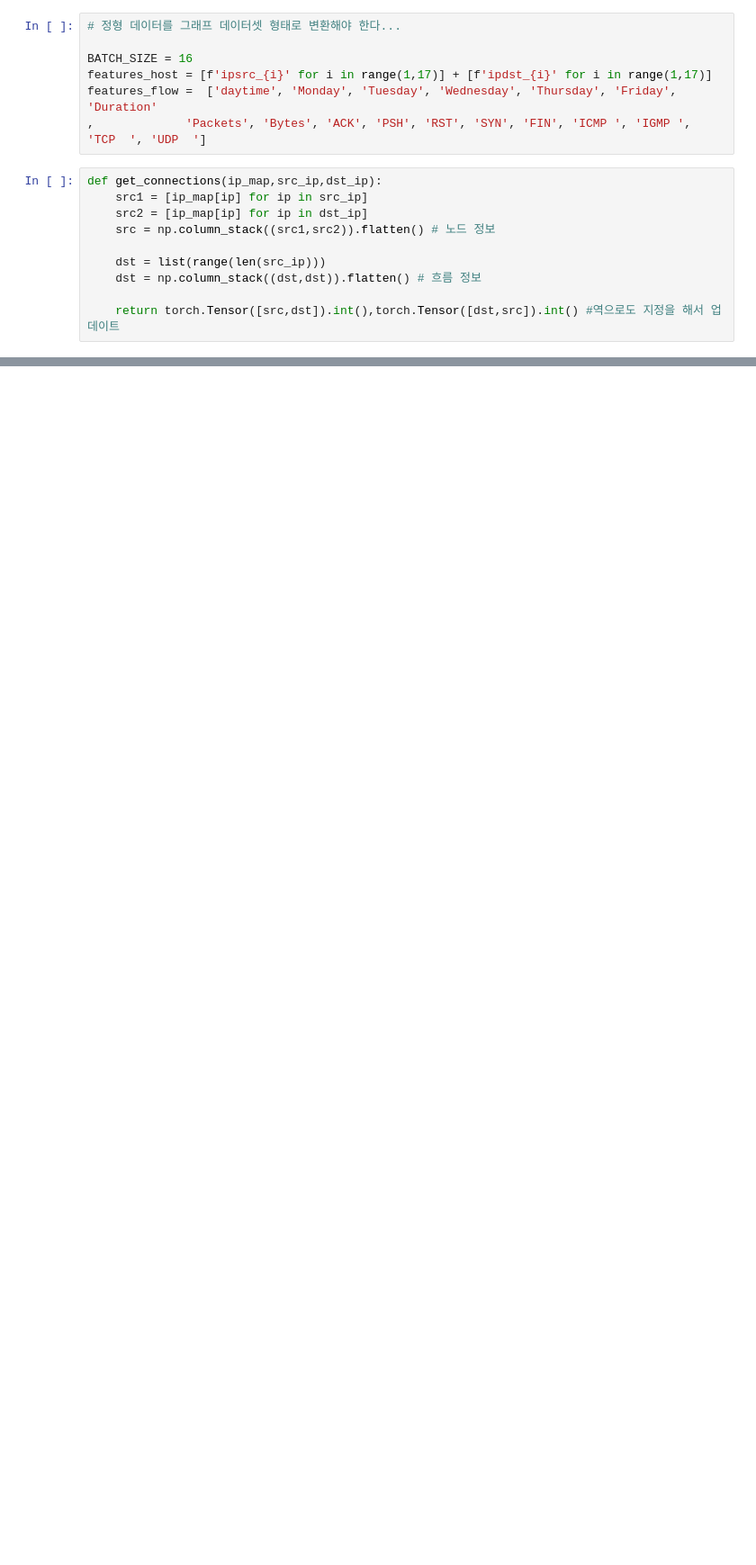
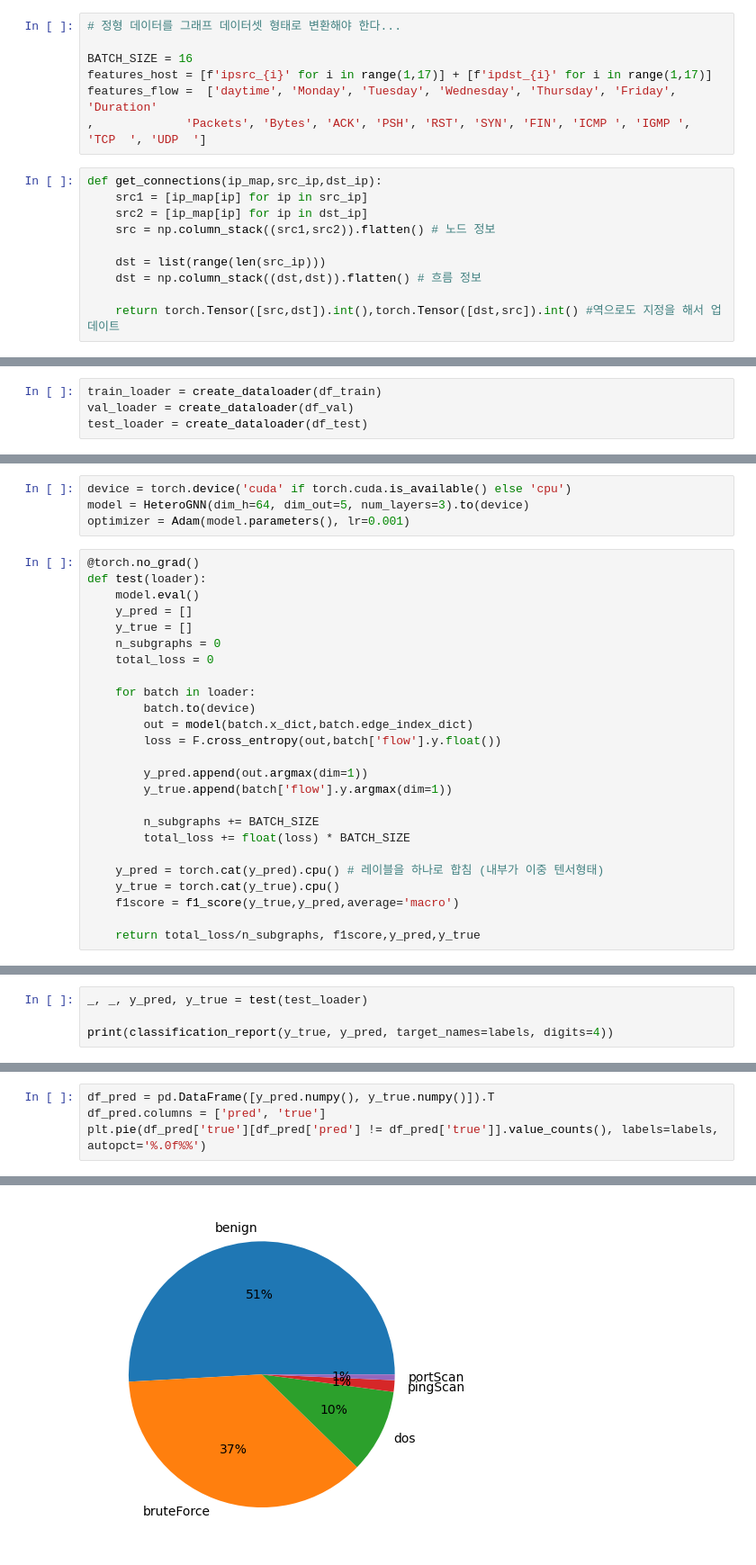
Before and after one commit to mun9yx/Graph-play, a Jupyter notebook: 16_hetero_utilize/16_hetero_utilize.ipynb, the cells around one changed output, grey strips where cells are left out. Shown: that part at 90% size. Drawn from its saved outputs; the diff is of its cells as text; blank space fills up the shorter version.

Commit message:
Insert heteroGNN

```diff
--- a/16_hetero_utilize/16_hetero_utilize.ipynb
+++ b/16_hetero_utilize/16_hetero_utilize.ipynb
@@ -338 +305,4 @@ def create_dataloader(df,subgraph_size=1024):
 # %%
+train_loader = create_dataloader(df_train)
+val_loader = create_dataloader(df_val)
+test_loader = create_dataloader(df_test)
@@ -340,0 +330,29 @@ def create_dataloader(df,subgraph_size=1024):
+# %%
+device = torch.device('cuda' if torch.cuda.is_available() else 'cpu')
+model = HeteroGNN(dim_h=64, dim_out=5, num_layers=3).to(device)
+optimizer = Adam(model.parameters(), lr=0.001)
+# %%
+@torch.no_grad()
+def test(loader):
+    model.eval()
+    y_pred = []
+    y_true = []
+    n_subgraphs = 0
+    total_loss = 0
+
+    for batch in loader:
+        batch.to(device)
+        out = model(batch.x_dict,batch.edge_index_dict)
+        loss = F.cross_entropy(out,batch['flow'].y.float())
+
+        y_pred.append(out.argmax(dim=1))
+        y_true.append(batch['flow'].y.argmax(dim=1))
+
+        n_subgraphs += BATCH_SIZE
+        total_loss += float(loss) * BATCH_SIZE
+
+    y_pred = torch.cat(y_pred).cpu() # 레이블을 하나로 합침 (내부가 이중 텐서형태)
+    y_true = torch.cat(y_true).cpu()
+    f1score = f1_score(y_true,y_pred,average='macro')
+
+    return total_loss/n_subgraphs, f1score,y_pred,y_true
@@ -340,0 +390,4 @@ def create_dataloader(df,subgraph_size=1024):
+# %%
+_, _, y_pred, y_true = test(test_loader)
+
+print(classification_report(y_true, y_pred, target_names=labels, digits=4))
@@ -340,0 +406,5 @@ def create_dataloader(df,subgraph_size=1024):
+# %%
+df_pred = pd.DataFrame([y_pred.numpy(), y_true.numpy()]).T
+df_pred.columns = ['pred', 'true']
+plt.pie(df_pred['true'][df_pred['pred'] != df_pred['true']].value_counts(), labels=labels, autopct='%.0f%%')
+# %% [output]
@@ -340,0 +426 @@ def create_dataloader(df,subgraph_size=1024):
+[figure, added]
```
Also changed, not shown: parts of 18 cells of this notebook.
